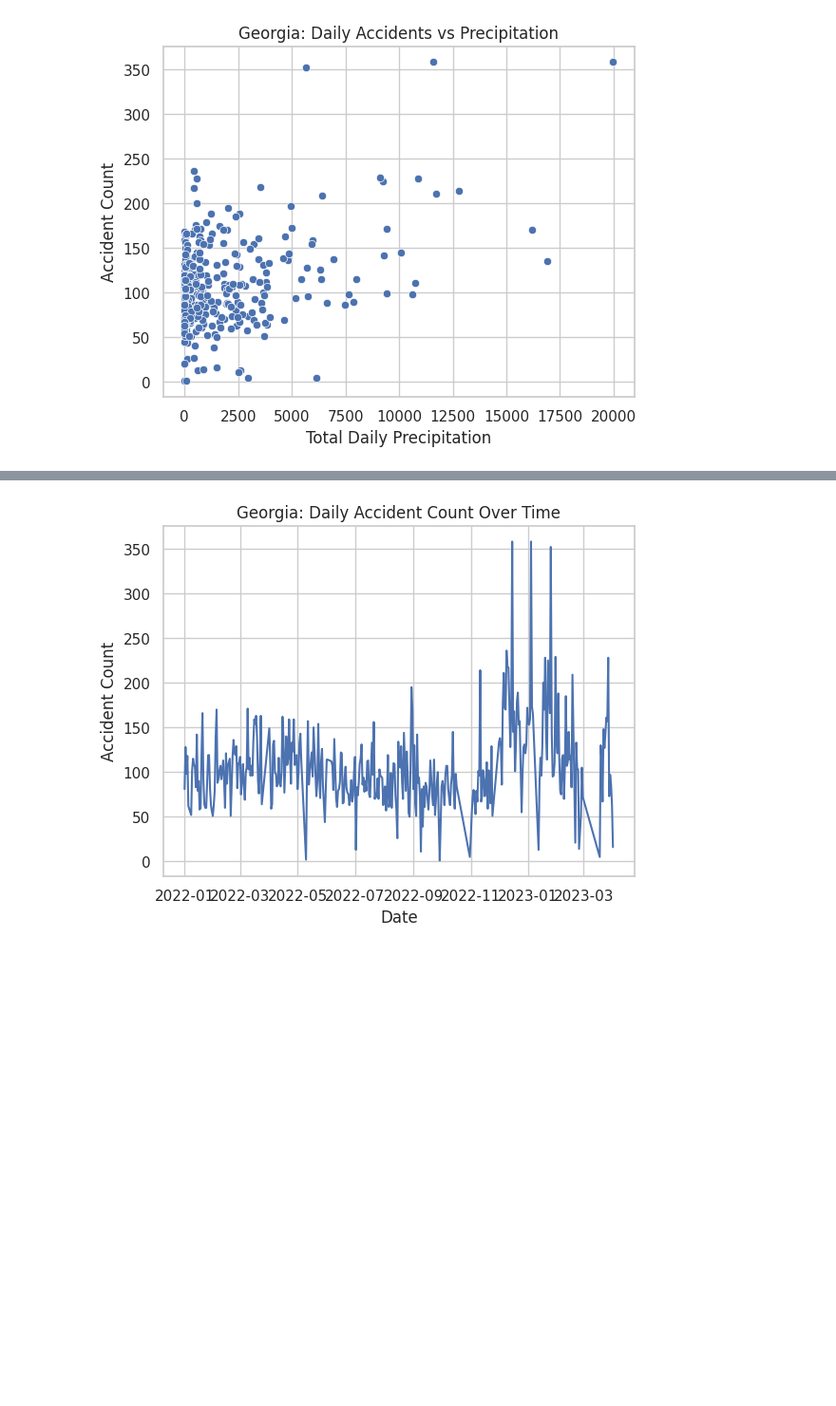
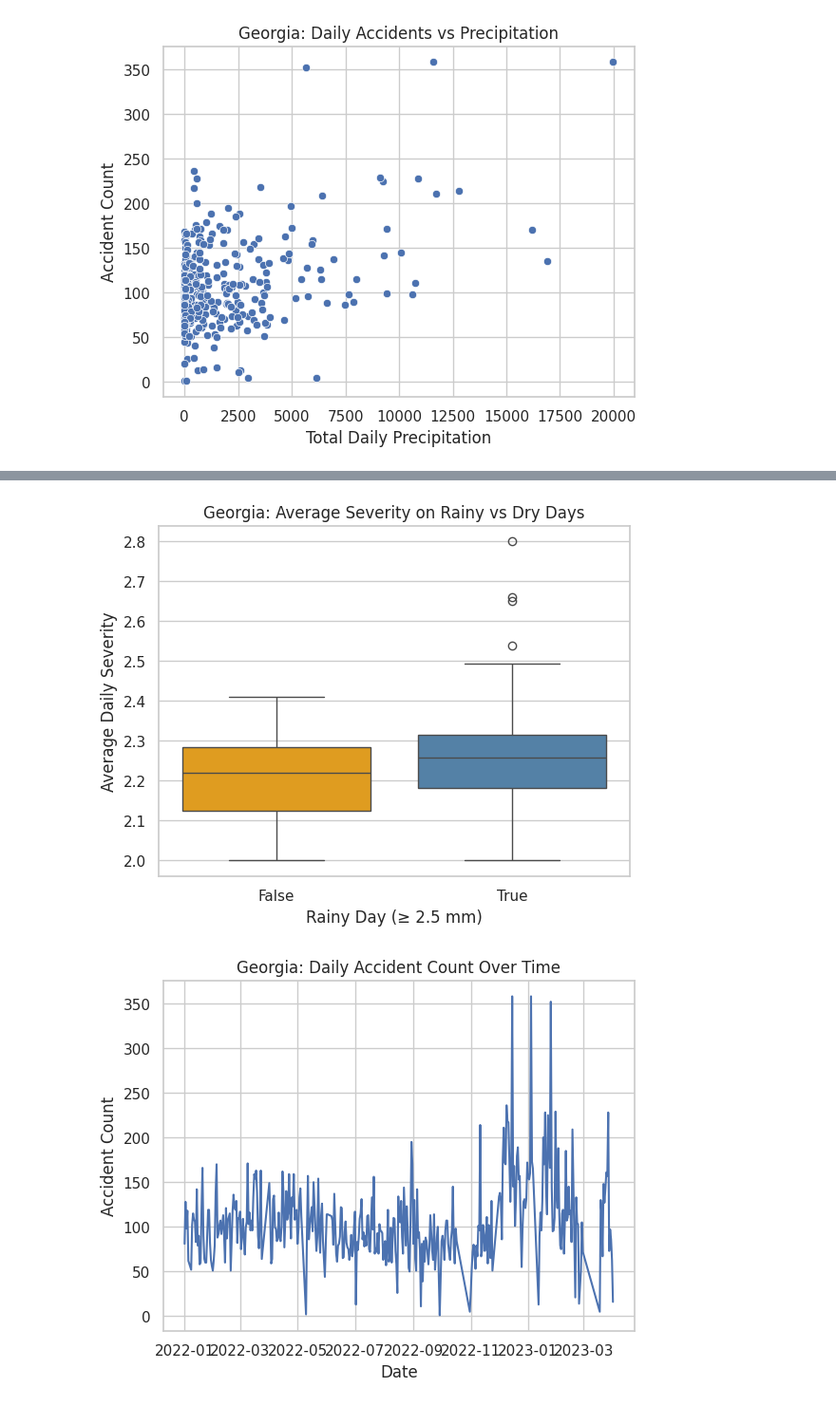
Before and after one commit to Xiong-Alex/ETL_weather-accident-correlation, a Jupyter notebook: notebooks/11_test.ipynb, the cells around one changed output, grey strips where cells are left out. Shown at 95% size. Cells and saved outputs as stored; diff of their text form; code cells hidden in the pictures; blank space fills up the shorter version.

```diff
--- a/notebooks/11_test.ipynb
+++ b/notebooks/11_test.ipynb
@@ -115,3 +121,19 @@ plt.show()
+# %%
+plt.figure()
+sns.boxplot(
+    data=df,
+    x="rainy_day",
+    y="avg_severity",
+    hue="rainy_day",
+    palette={True: "steelblue", False: "orange"},
+    legend=False
+)
+plt.title("Georgia: Average Severity on Rainy vs Dry Days")
+plt.xlabel("Rainy Day (≥ 2.5 mm)")
+plt.ylabel("Average Daily Severity")
+plt.show()
+# %% [output]
+[figure, added]
 # %%
 plt.figure()
 sns.lineplot(
```
Also changed, not shown: parts of 1 cell of this notebook.
